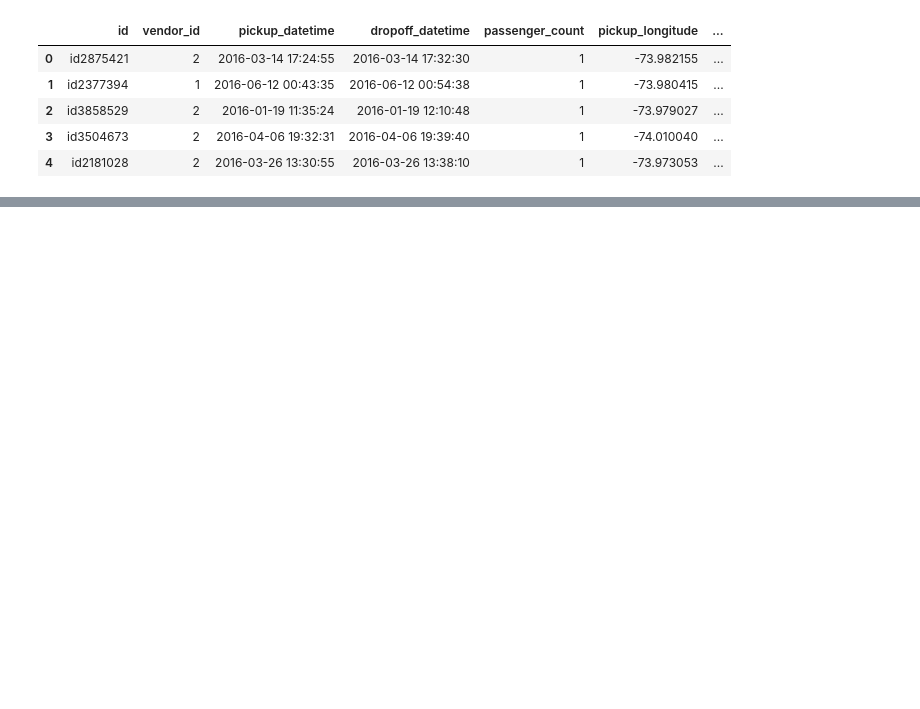
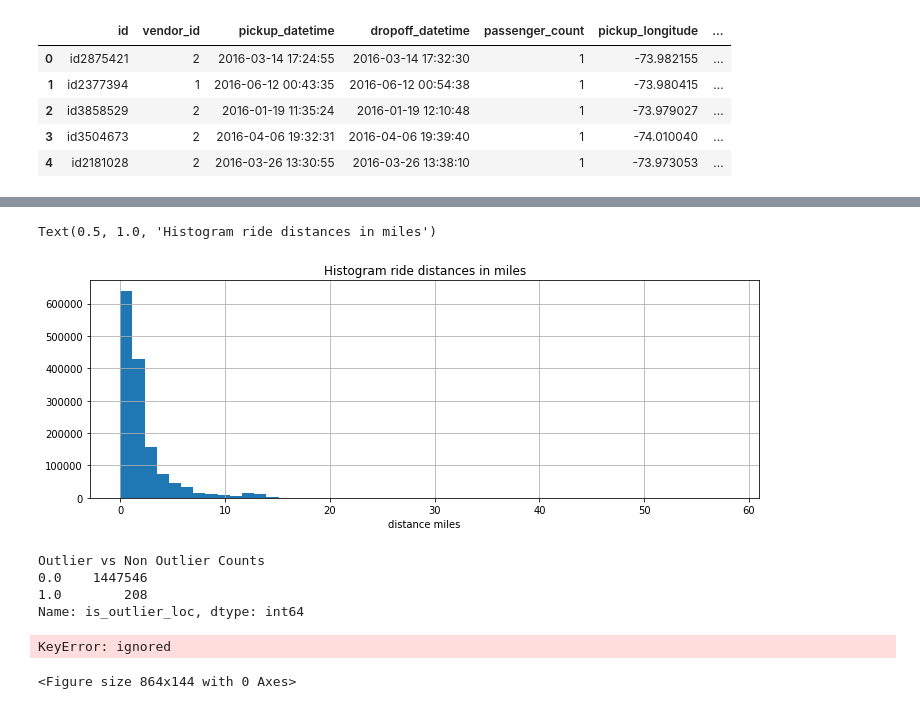
Before and after one commit to smbayo/NYC-Taxi, a Jupyter notebook: 460_Final_Project_Analysis.ipynb, the cells around one changed output, grey strips where cells are left out. Drawn from its saved outputs; the diff is of its cells as text; code cells hidden in the pictures; blank space fills up the shorter version.

```diff
--- a/460_Final_Project_Analysis.ipynb
+++ b/460_Final_Project_Analysis.ipynb
@@ -81,0 +170,7 @@ df_taxi.head()
+# %%
+df_taxi.distance_miles.hist(bins=50, figsize=(12,4))
+plt.xlabel('distance miles')
+plt.title('Histogram ride distances in miles')
+# %% [output]
+Text(0.5, 1.0, 'Histogram ride distances in miles')
+[figure, added]
@@ -81,0 +182,21 @@ df_taxi.head()
+# %%
+df_taxi.loc[~((df_taxi.pickup_longitude >= boundary['min_lng'] ) & (df_taxi.pickup_longitude <= boundary['max_lng']) &
+            (df_taxi.pickup_latitude >= boundary['min_lat']) & (df_taxi.pickup_latitude <= boundary['max_lat']) &
+            (df_taxi.dropoff_longitude >= boundary['min_lng']) & (df_taxi.dropoff_longitude <= boundary['max_lng']) &
+            (df_taxi.dropoff_latitude >=boundary['min_lat']) & (df_taxi.dropoff_latitude <= boundary['max_lat'])),'is_outlier_loc']=1
+df_taxi.loc[((df_taxi.pickup_longitude >= boundary['min_lng'] ) & (df_taxi.pickup_longitude <= boundary['max_lng']) &
+            (df_taxi.pickup_latitude >= boundary['min_lat']) & (df_taxi.pickup_latitude <= boundary['max_lat']) &
+            (df_taxi.dropoff_longitude >= boundary['min_lng']) & (df_taxi.dropoff_longitude <= boundary['max_lng']) &
+            (df_taxi.dropoff_latitude >=boundary['min_lat']) & (df_taxi.dropoff_latitude <= boundary['max_lat'])),'is_outlier_loc']=0
+
+print("Outlier vs Non Outlier Counts")
+print(df_taxi['is_outlier_loc'].value_counts())
+
+# Let us drop rows, where location is outlier
+df_taxi=df_taxi.loc[df_taxi['is_outlier_loc']==0]
+df_taxi.drop(['is_outlier_loc'],axis=1,inplace=True)
+# %% [output]
+Outlier vs Non Outlier Counts
+0.0    1447546
+1.0        208
+Name: is_outlier_loc, dtype: int64
@@ -81,0 +275,19 @@ df_taxi.head()
+# %%
+if __name__ == '__main__':
+    # Load train data
+    taxiDB = df_taxi
+
+    # Let's add some additional columns to speed-up calculations dow names for plot mapping
+    dow_names = ['Monday', 'Tuesday', 'Wednesday', 'Thursday', 'Friday', 'Saturday', 'Sunday']
+
+    # Visualization for Pick-Up feature
+    PickupPlot1(taxiDB)
+    PickupPlot2(taxiDB, dow_names)
+    PickupPlot3(taxiDB, dow_names)
+
+    # Visualization for Trip Duration feature
+    TripDurationPlot1(taxiDB)
+    TripDurationPlot2(taxiDB, dow_names)
+# %% [output]
+KeyError: ignored
+<Figure size 864x144 with 0 Axes>
```
Also changed, not shown: parts of 26 cells of this notebook.
